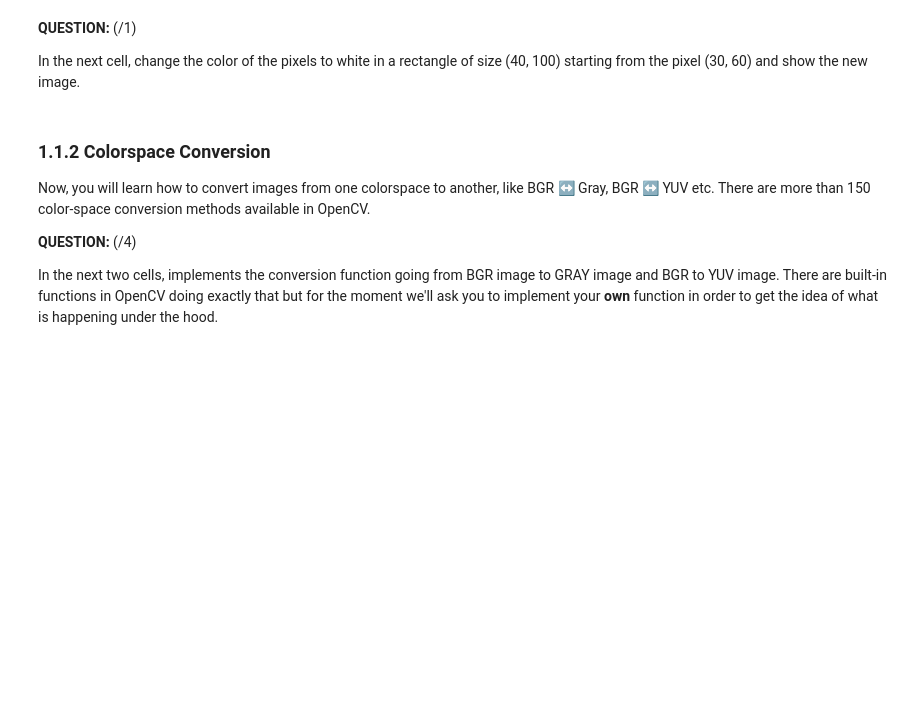
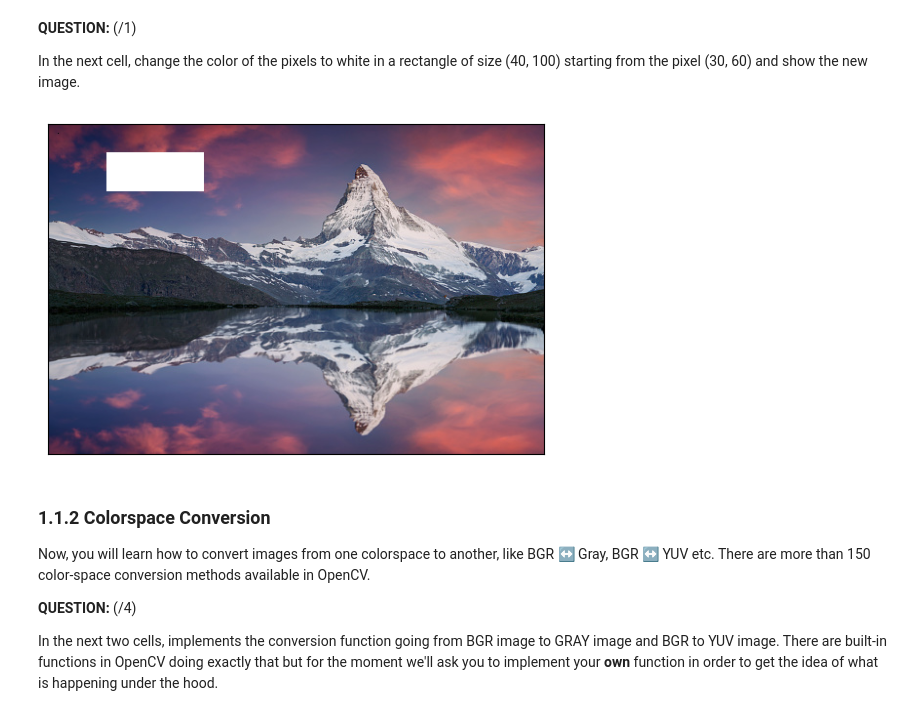
Before and after one commit to renukasinghvirk/lab_signal_processing, a Jupyter notebook: Lab1/01_introduction_image_processing_2024.ipynb, the cells around one changed output. Cells and saved outputs as stored; diff of their text form; code cells hidden in the pictures; blank space fills up the shorter version.

```diff
--- a/Lab1/01_introduction_image_processing_2024.ipynb
+++ b/Lab1/01_introduction_image_processing_2024.ipynb
@@ -85,10 +102,13 @@ In the next cell, change the color of the pixels to white in a rectangle of size
 # %%
 # modifying pixel value
 
 ## YOUR CODE HERE
 
+img[30:70, 60:160] = [255, 255, 255]
 # Display the modified image with white rectangle
 display_image(img);
+# %% [output]
+[figure, added]
 # %% [markdown]
 ### 1.1.2 Colorspace Conversion
 
```
Also changed, not shown: parts of 20 cells of this notebook, 1 other file.
